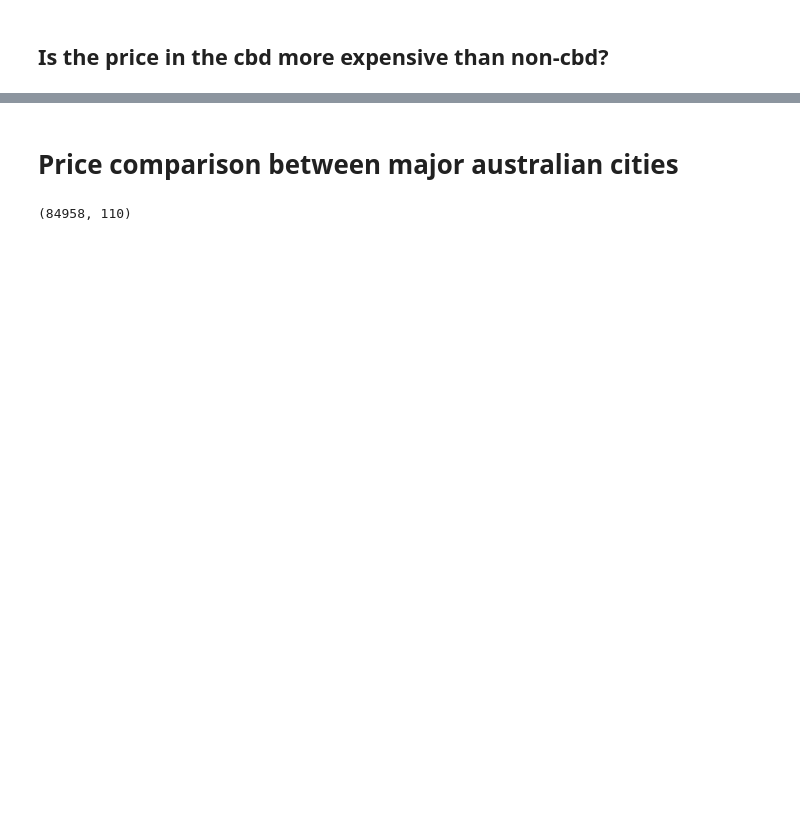
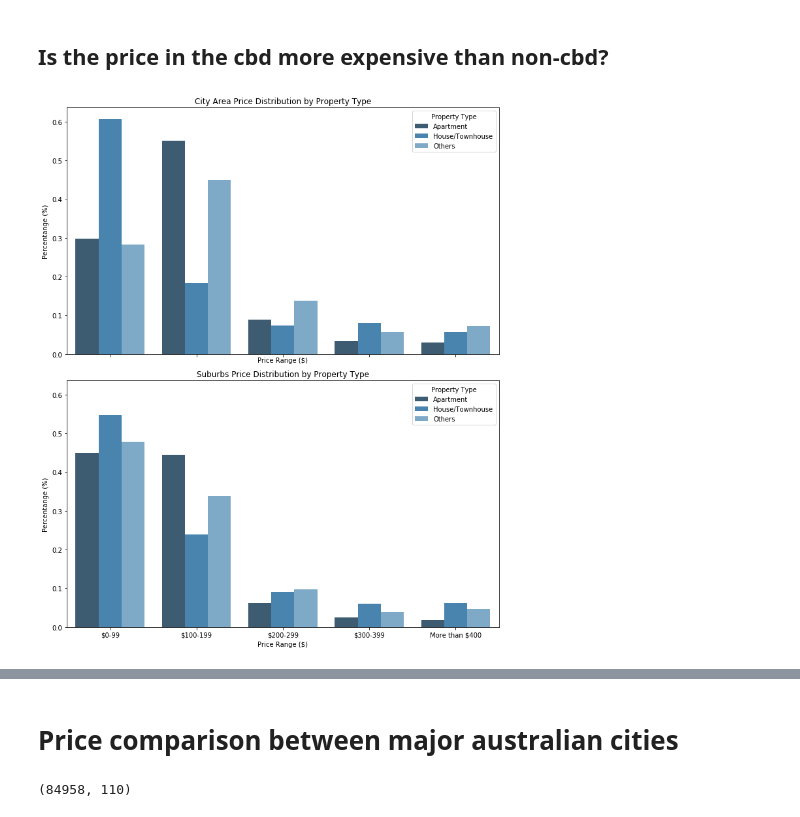
Before and after one commit to devmx00/melbourne-airbnb, a Jupyter notebook: melbourne_airbnb.ipynb, the cells around one changed output, grey strips where cells are left out. Cells and saved outputs as stored; diff of their text form; code cells hidden in the pictures; blank space fills up the shorter version.

```diff
--- a/melbourne_airbnb.ipynb
+++ b/melbourne_airbnb.ipynb
@@ -57,3 +100,27 @@ not_cbd = df[df['is_cbd'] == 0]
+# %%
+agg = df.groupby(['area','property_type'])['price_range'].value_counts(normalize=True).sort_index().rename('prop').reset_index()
+city_agg = agg[agg['area'] == 'City Area']
+suburb_agg = agg[agg['area'] == 'Suburbs']
+
+agg_df = [city_agg,suburb_agg]
+agg_title = ['City Area Price Distribution by Property Type','Suburbs Price Distribution by Property Type']
+
+fig, ax = plt.subplots(2,1,figsize=[10,12],sharey=True,sharex=True)
+
+for i, df_agg in enumerate(agg_df):
+
+    sns.barplot(data=df_agg,x='price_range',y='prop',hue='property_type',palette='Blues_d',ax=ax[i])
+
+    ax[i].set_xlabel('Price Range ($)')
+    ax[i].set_title(agg_title[i])
+    ax[i].set_ylabel('Percentange (%)')
+    #ax[i].grid(True)
+    ax[i].legend().set_title('Property Type')
+
+plt.tight_layout()
+plt.savefig('2.png')
+# %% [output]
+[figure, added]
 # %%
 sub = df.groupby('area')['price_range'].value_counts(normalize=True).rename('val').sort_index().reset_index()
 
```
Also changed, not shown: parts of 27 cells of this notebook, 6 other files.
